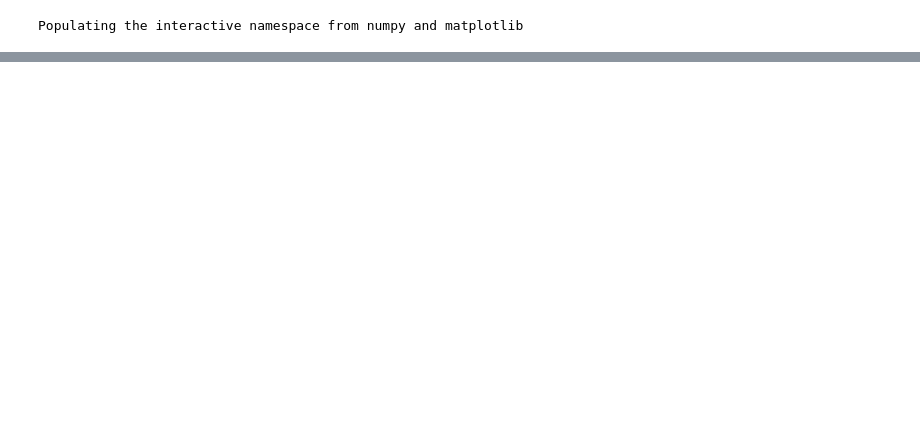
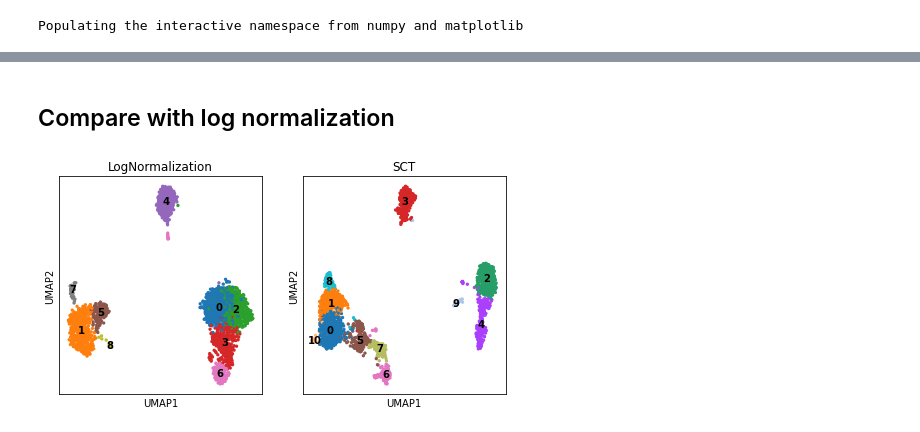
Before and after one commit to saketkc/pySCTransform, a Jupyter notebook: notebooks/demo.ipynb, the cells around one changed output, grey strips where cells are left out. Saved outputs shown, nothing was run; the diff lists cells and outputs as text; code cells hidden in the pictures; blank space fills up the shorter version.

```diff
--- a/notebooks/demo.ipynb
+++ b/notebooks/demo.ipynb
@@ -44,0 +66,2 @@ pbmc3k = sc.read_h5ad("./pysct_test_data/pbmc3k.h5ad")
+# %% [markdown]
+## Compare with log normalization
@@ -44,0 +80,15 @@ pbmc3k = sc.read_h5ad("./pysct_test_data/pbmc3k.h5ad")
+# %%
+fig = plt.figure(figsize=(8, 4))
+ax1 = fig.add_subplot(121)
+ax2 = fig.add_subplot(122)
+
+_ = sc.pl.umap(adata, color=["louvain"], legend_loc="on data", ax=ax1, show=False)
+_ = sc.pl.umap(pbmc3k, color=["louvain"], legend_loc="on data", ax=ax2, show=False)
+
+
+_ = ax1.set_title("LogNormalization")
+_ = ax2.set_title("SCT")
+#fig.tight_layout()
+#fig
+# %% [output]
+[figure, added]
```
Also changed, not shown: parts of 31 cells of this notebook, 3 other files.
